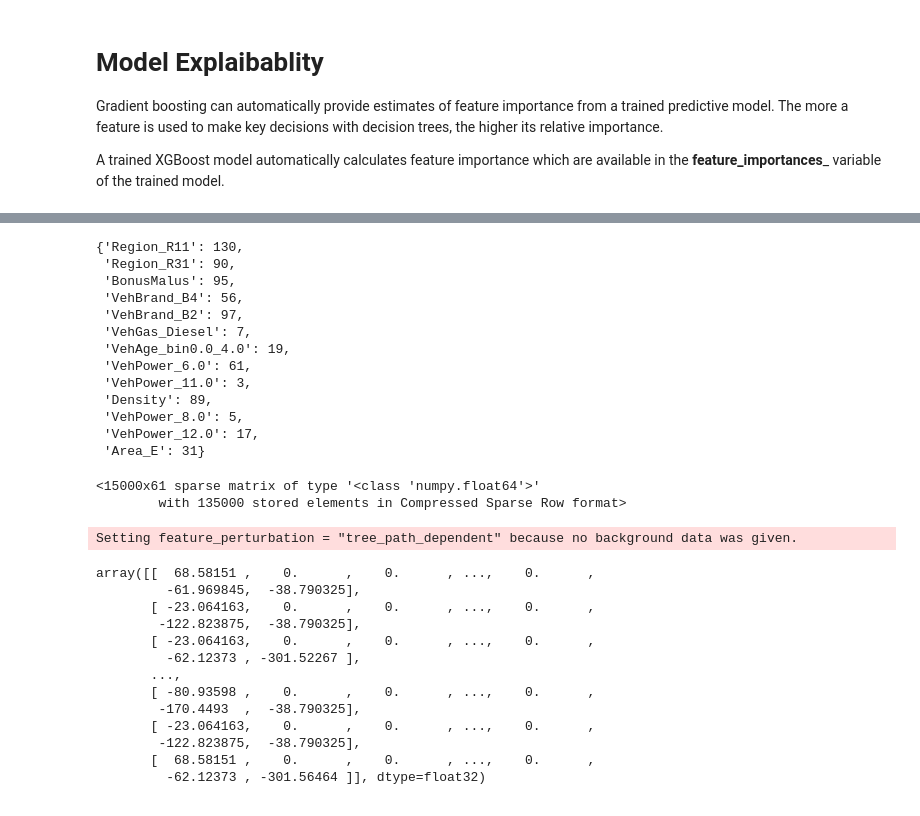
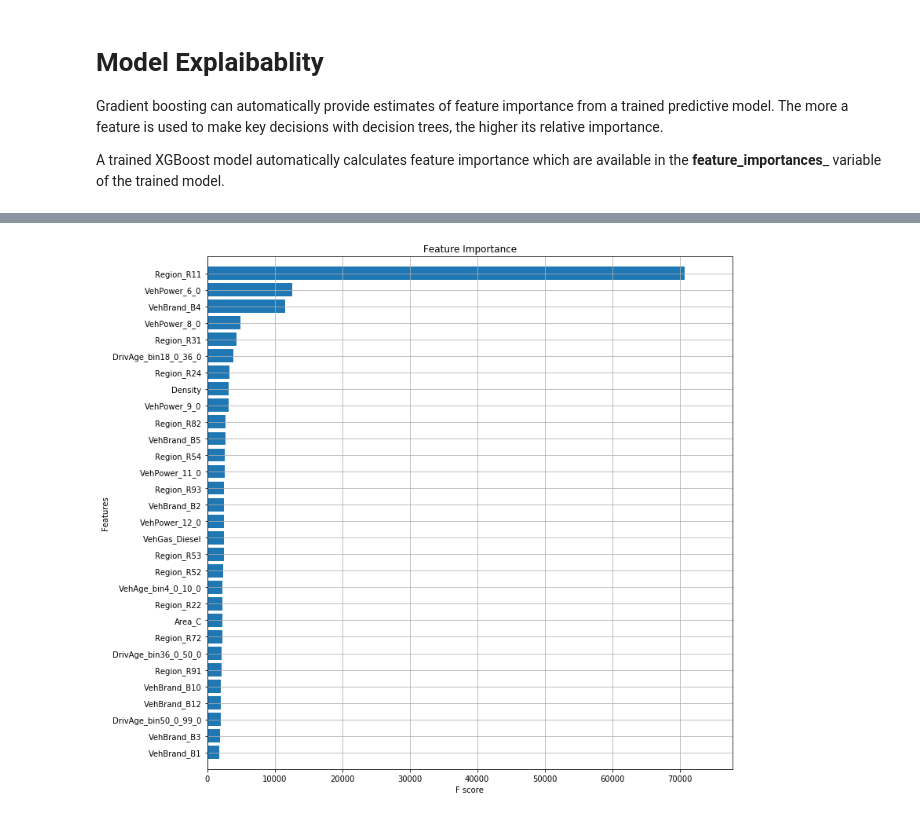
Before and after one commit to amanveer/FSI, a Jupyter notebook: 2-insurance-feature-store.ipynb, the cells around one changed output, grey strips where cells are left out. Cells and saved outputs as stored; diff of their text form; code cells hidden in the pictures.

```diff
--- a/insurance-claim-frequency-prediciton.ipynb
+++ b/2-insurance-feature-store.ipynb
@@ -494,0 +375,5 @@ Overall, the drivers `age (DrivAge)` has a weak impact on the claim severity, bo
+# %%
+# Prepare query results for training.
+query_execution = insurance_policy_query.get_query_execution()
+query_result = 's3://'+default_s3_bucket_name+'/'+prefix+'/query_results/'+query_execution['QueryExecution']['QueryExecutionId']+'.csv'
+print(query_result)
@@ -494,0 +397,2 @@ Overall, the drivers `age (DrivAge)` has a weak impact on the claim severity, bo
+# %%
+df_features = pd.read_csv(query_result)
@@ -494,0 +409,2 @@ Overall, the drivers `age (DrivAge)` has a weak impact on the claim severity, bo
+# %%
+df_features.columns = feature_names +['PurePremium','Frequency','AvgClaimAmount','eventtime','write_time','api_invocation_time','is_deleted']
@@ -784,16 +577,13 @@ A trained XGBoost model automatically calculates feature importance which are av
+# %%
+map_names = dict(zip(model.feature_names, df_features.columns[0:60]))
+model.feature_names = list(map_names.values())
+
+#plot feature importance
+fig, ax = plt.subplots(figsize=(12,12))
+xgboost.plot_importance(model, importance_type='gain', max_num_features=30, height=0.8, ax=ax, show_values = False)
+plt.title('Feature Importance')
+plt.show()
+# %% [output]
+[figure, added]
 # %%
-model_XGBRegressor.get_booster().get_score(importance_type='weight')
+#model.get_score(importance_type='weight')
-# %% [output]
-{'Region_R11': 130,
- 'Region_R31': 90,
- 'BonusMalus': 95,
- 'VehBrand_B4': 56,
- 'VehBrand_B2': 97,
- 'VehGas_Diesel': 7,
- 'VehAge_bin0.0_4.0': 19,
- 'VehPower_6.0': 61,
- 'VehPower_11.0': 3,
- 'Density': 89,
- 'VehPower_8.0': 5,
- 'VehPower_12.0': 17,
- 'Area_E': 31}
@@ -803,23 +589,0 @@ import shap
-# %%
-X_test
-# %% [output]
-<15000x61 sparse matrix of type '<class 'numpy.float64'>'
-        with 135000 stored elements in Compressed Sparse Row format>
-# %%
-shap_values = shap.TreeExplainer(model_XGBRegressor).shap_values(X_train_df)
-shap_values
-# %% [output]
-Setting feature_perturbation = "tree_path_dependent" because no background data was given.
-array([[  68.58151 ,    0.      ,    0.      , ...,    0.      ,
-         -61.969845,  -38.790325],
-       [ -23.064163,    0.      ,    0.      , ...,    0.      ,
-        -122.823875,  -38.790325],
-       [ -23.064163,    0.      ,    0.      , ...,    0.      ,
-         -62.12373 , -301.52267 ],
-       ...,
-       [ -80.93598 ,    0.      ,    0.      , ...,    0.      ,
-        -170.4493  ,  -38.790325],
-       [ -23.064163,    0.      ,    0.      , ...,    0.      ,
-        -122.823875,  -38.790325],
-       [  68.58151 ,    0.      ,    0.      , ...,    0.      ,
-         -62.12373 , -301.56464 ]], dtype=float32)
```
Also changed, not shown: parts of 137 cells of this notebook, 5 other files.
